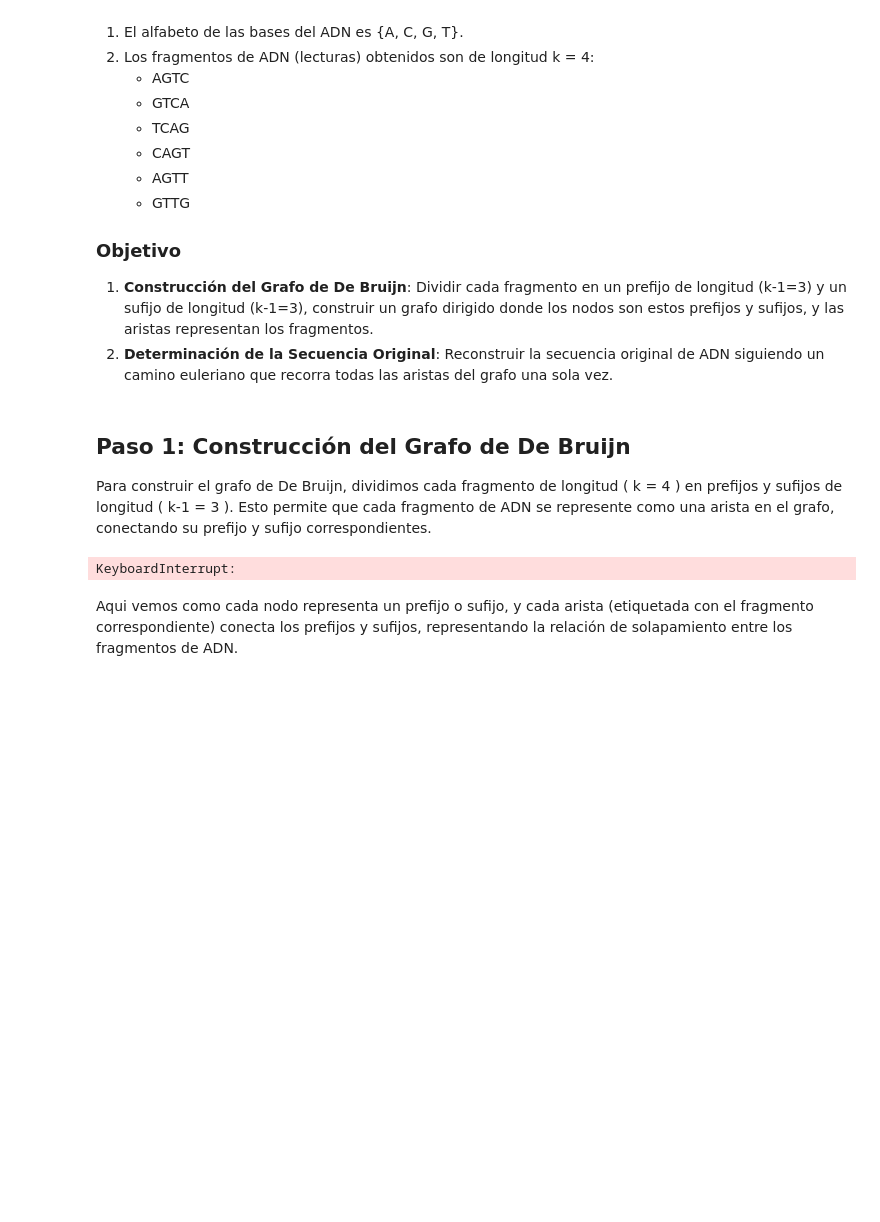
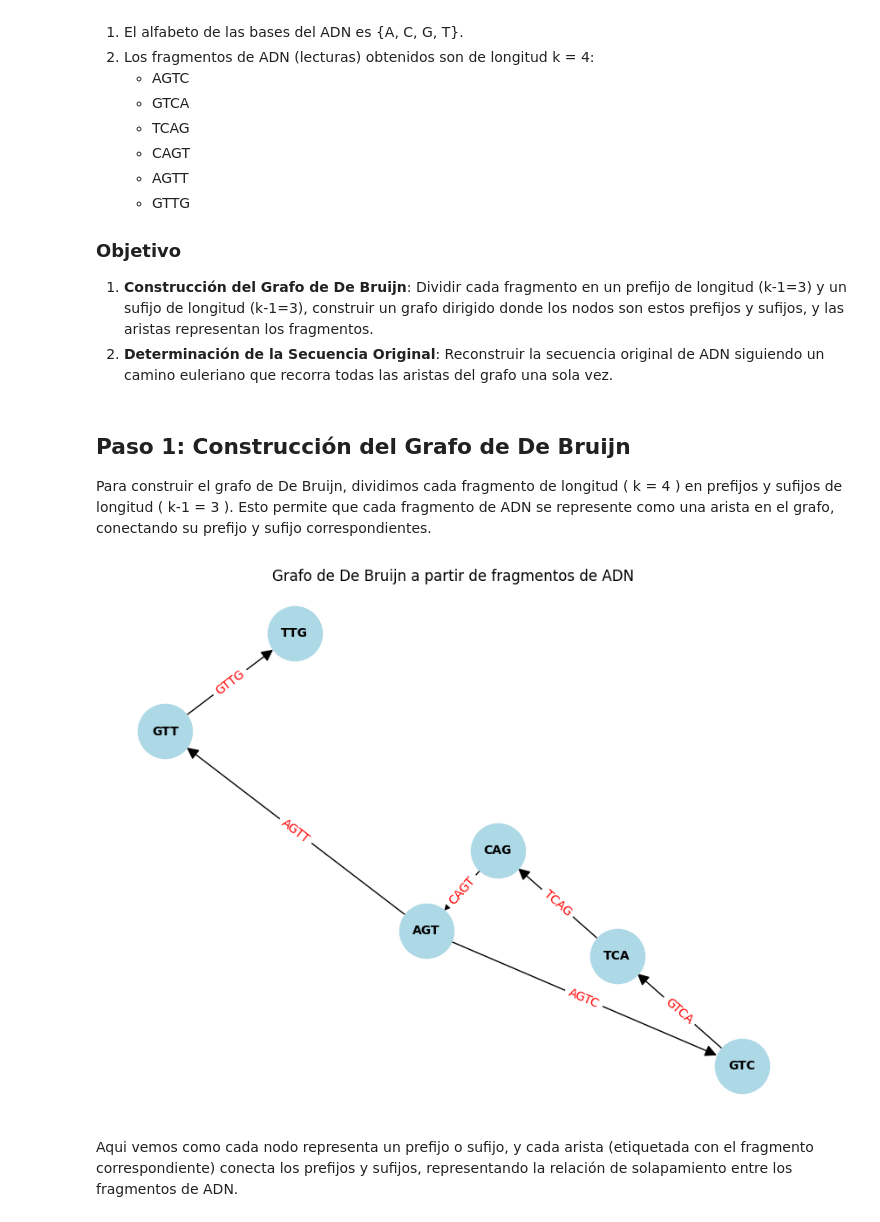
Before and after one commit to AVazdekis/DNAassemby, a Jupyter notebook: trabajo2.ipynb, the cells around one changed output. Drawn from its saved outputs; the diff is of its cells as text; code cells hidden in the pictures; blank space fills up the shorter version.

```diff
--- a/trabajo2.ipynb
+++ b/trabajo2.ipynb
@@ -26,28 +26,27 @@ Para construir el grafo de De Bruijn, dividimos cada fragmento de longitud \( k
 # %%
 import networkx as nx
 import matplotlib.pyplot as plt
 
-#fragments = ["AGTC", "GTCA", "TCAG", "CAGT", "AGTT", "GTTG"]
-fragments = ["AGTT", "GTTG", "TTGA", "TGAC", "GACG", "ACGA", "CGAA", "GAAC", "AACG"]
+fragments = ["AGTC", "GTCA", "TCAG", "CAGT", "AGTT", "GTTG"]
 
 de_bruijn_graph = nx.DiGraph()
 
 # añadimos los nodos y las aristas al grafo
 for fragment in fragments:
     prefix = fragment[:-1]  # prefijo de longitud k-1 (3)
     suffix = fragment[1:]   # sufijo de longitud k-1 (3)
     de_bruijn_graph.add_edge(prefix, suffix, label=fragment)
 
 # Dibujado del grafo
 pos = nx.spring_layout(de_bruijn_graph)
 plt.figure(figsize=(8, 6))
 nx.draw(de_bruijn_graph, pos, with_labels=True, node_size=2000, node_color="lightblue", font_size=10, font_weight="bold", arrowsize=20)
 edge_labels = nx.get_edge_attributes(de_bruijn_graph, 'label')
 nx.draw_networkx_edge_labels(de_bruijn_graph, pos, edge_labels=edge_labels, font_color='red')
 plt.title("Grafo de De Bruijn a partir de fragmentos de ADN")
 plt.show()
 # %% [output]
-KeyboardInterrupt:
+[figure, added]
 # %% [markdown]
 Aqui vemos como cada nodo representa un prefijo o sufijo, y cada arista (etiquetada con el fragmento correspondiente) conecta los prefijos y sufijos, representando la relación de solapamiento entre los fragmentos de ADN.
 # %% [markdown]
```
Also changed, not shown: parts of 1 cell of this notebook.
